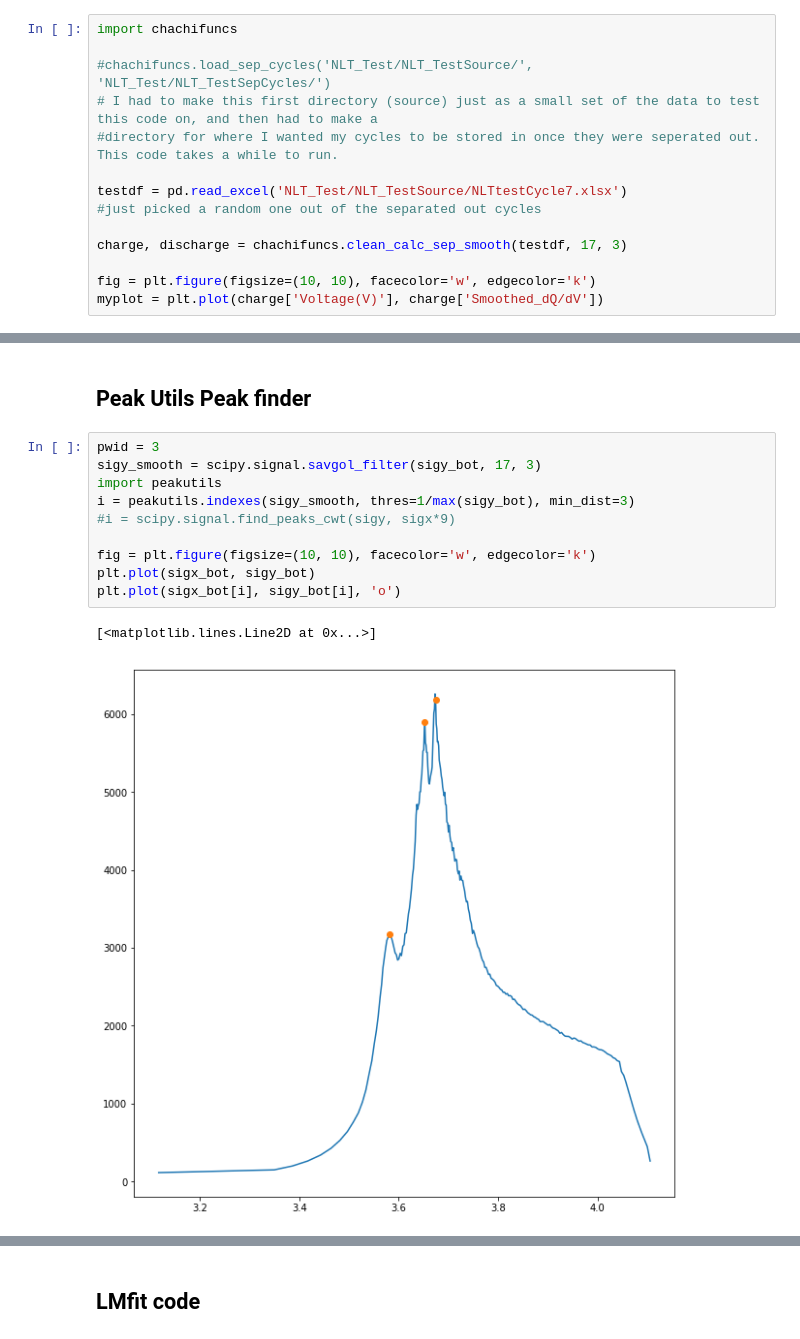
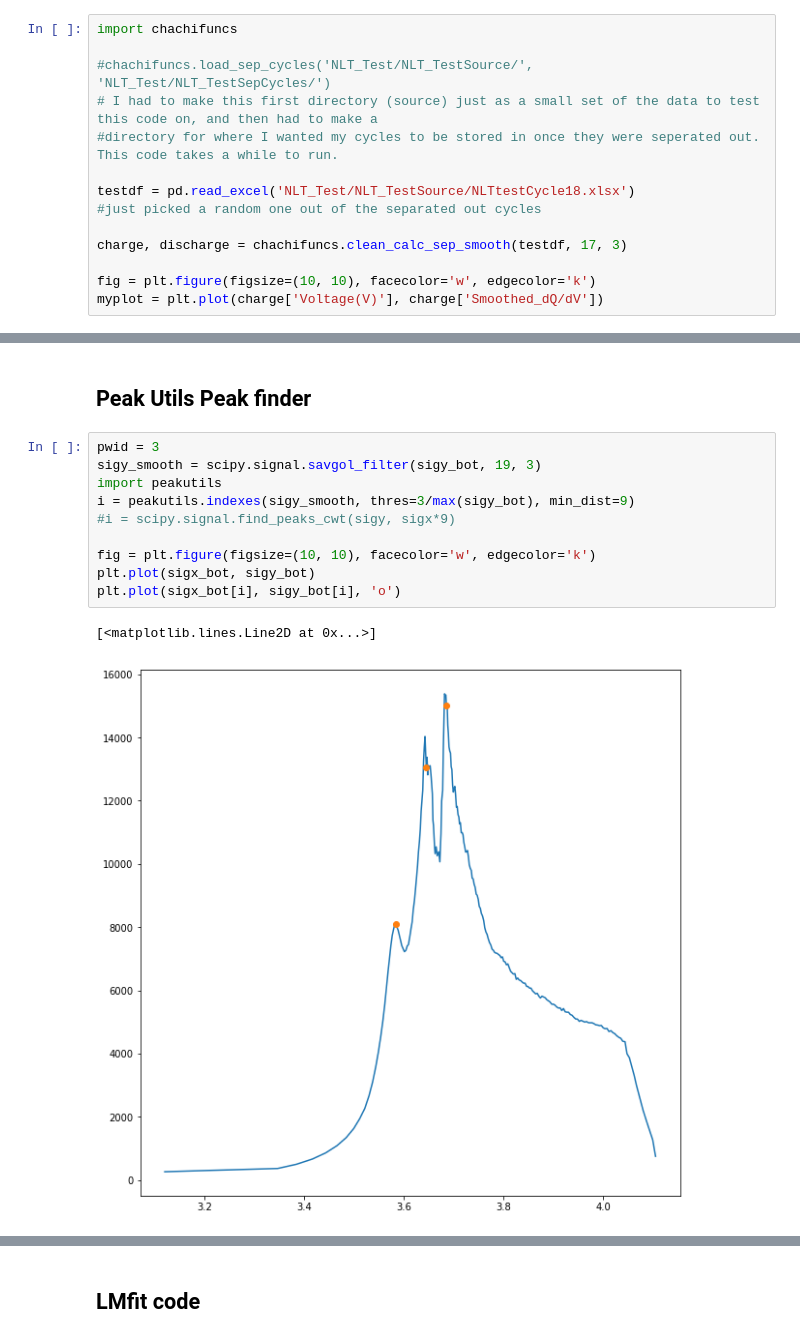
Before and after one commit to nicolet5/DiffCapAnalyzer, a Jupyter notebook: ourproject/FittingFunctionDev.ipynb, the cells around one changed output, grey strips where cells are left out. Cells and saved outputs as stored; diff of their text form.

```diff
--- a/ourproject/FittingFunctionDev.ipynb
+++ b/ourproject/FittingFunctionDev.ipynb
@@ -27,7 +27,7 @@ import chachifuncs
 # I had to make this first directory (source) just as a small set of the data to test this code on, and then had to make a
 #directory for where I wanted my cycles to be stored in once they were seperated out. This code takes a while to run.
 
-testdf = pd.read_excel('NLT_Test/NLT_TestSource/NLTtestCycle7.xlsx')
+testdf = pd.read_excel('NLT_Test/NLT_TestSource/NLTtestCycle18.xlsx')
 #just picked a random one out of the separated out cycles
 
 charge, discharge = chachifuncs.clean_calc_sep_smooth(testdf, 17, 3)
@@ -58,14 +58,14 @@ myplot = plt.plot(sigx_bot, sigy_bot)
 ## Peak Utils Peak finder
 # %%
 pwid = 3
-sigy_smooth = scipy.signal.savgol_filter(sigy_bot, 17, 3)
+sigy_smooth = scipy.signal.savgol_filter(sigy_bot, 19, 3)
 import peakutils
-i = peakutils.indexes(sigy_smooth, thres=1/max(sigy_bot), min_dist=3)
+i = peakutils.indexes(sigy_smooth, thres=3/max(sigy_bot), min_dist=9)
 #i = scipy.signal.find_peaks_cwt(sigy, sigx*9)
 
 fig = plt.figure(figsize=(10, 10), facecolor='w', edgecolor='k')
 plt.plot(sigx_bot, sigy_bot)
 plt.plot(sigx_bot[i], sigy_bot[i], 'o')
 # %% [output]
 [<matplotlib.lines.Line2D at 0x...>]
-[figure, old version]
+[figure, new version]
```
Also changed, not shown: parts of 7 cells of this notebook.
